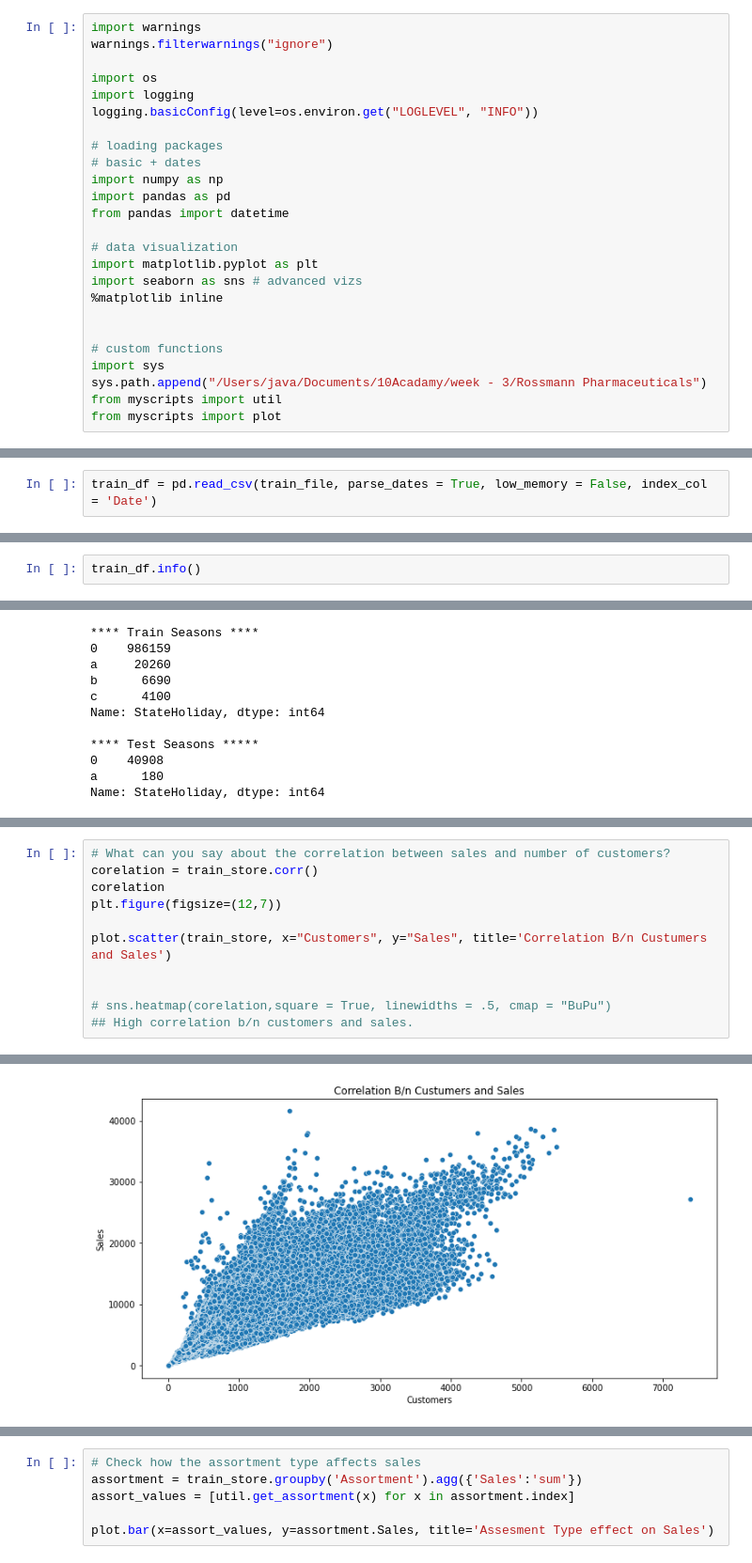
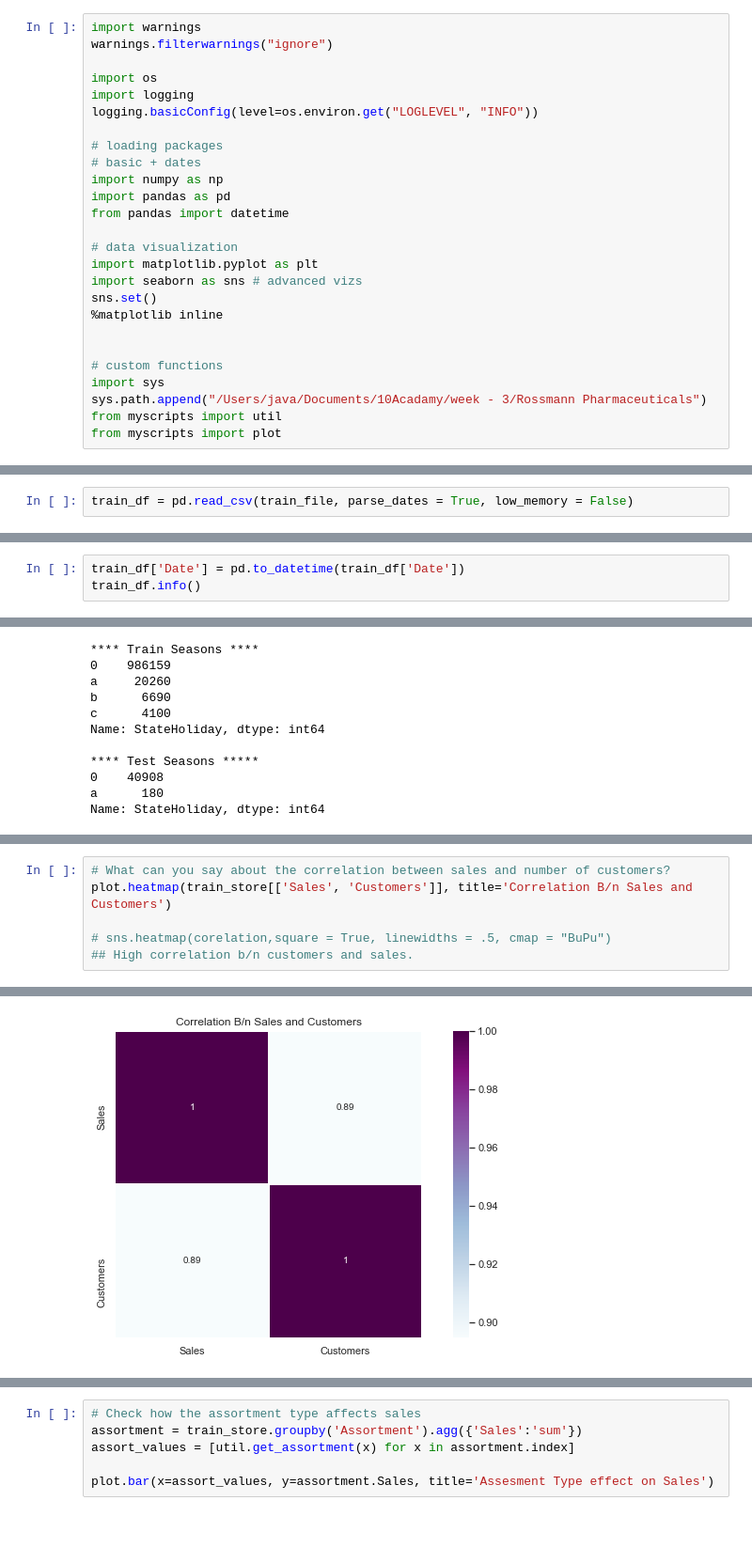
Before and after one commit to NatnaelSisay/Rossmann-Pharmaceuticals-Sales-Prediction, a Jupyter notebook: notebooks/EDA.ipynb, the cells around one changed output, grey strips where cells are left out. Shown at 94% size. Cells and saved outputs as stored; diff of their text form; blank space fills up the shorter version.

```diff
--- a/notebooks/EDA.ipynb
+++ b/notebooks/EDA.ipynb
@@ -15,6 +15,7 @@ from pandas import datetime
 # data visualization
 import matplotlib.pyplot as plt
 import seaborn as sns # advanced vizs
+sns.set()
 %matplotlib inline
 
 
@@ -37,5 +39,5 @@ train_file = '../data/train.csv'
 # %%
 store_df = pd.read_csv(store_file, low_memory = False)
 # %%
-train_df = pd.read_csv(train_file, parse_dates = True, low_memory = False, index_col = 'Date')
+train_df = pd.read_csv(train_file, parse_dates = True, low_memory = False)
 # %%
@@ -63,6 +65,7 @@ Data columns (total 10 columns):
 dtypes: float64(5), int64(2), object(3)
 memory usage: 87.2+ KB
 # %%
+train_df['Date'] = pd.to_datetime(train_df['Date'])
 train_df.info()
 # %% [output]
 <class 'pandas.core.frame.DataFrame'>
@@ -321,11 +303,6 @@ plot.bar(x=seasons, y=purchase_in_seasons['Sales'], title='Seasonal Purchase Beh
 # %%
 # What can you say about the correlation between sales and number of customers?
-corelation = train_store.corr()
-corelation
-plt.figure(figsize=(12,7))
-
-plot.scatter(train_store, x="Customers", y="Sales", title='Correlation B/n Custumers and Sales')
-
+plot.heatmap(train_store[['Sales', 'Customers']], title='Correlation B/n Sales and Customers')
 
 # sns.heatmap(corelation,square = True, linewidths = .5, cmap = "BuPu")
 ## High correlation b/n customers and sales.
@@ -334,4 +310,4 @@ plot.scatter(train_store, x="Customers", y="Sales", title='Correlation B/n Custu
-[figure, old version]
+[figure, new version]
 # %%
 # How does promo affect sales? Are the promos attracting more customers?
 # How does it affect already existing customers
```
Also changed, not shown: parts of 20 cells of this notebook, 5 other files.
